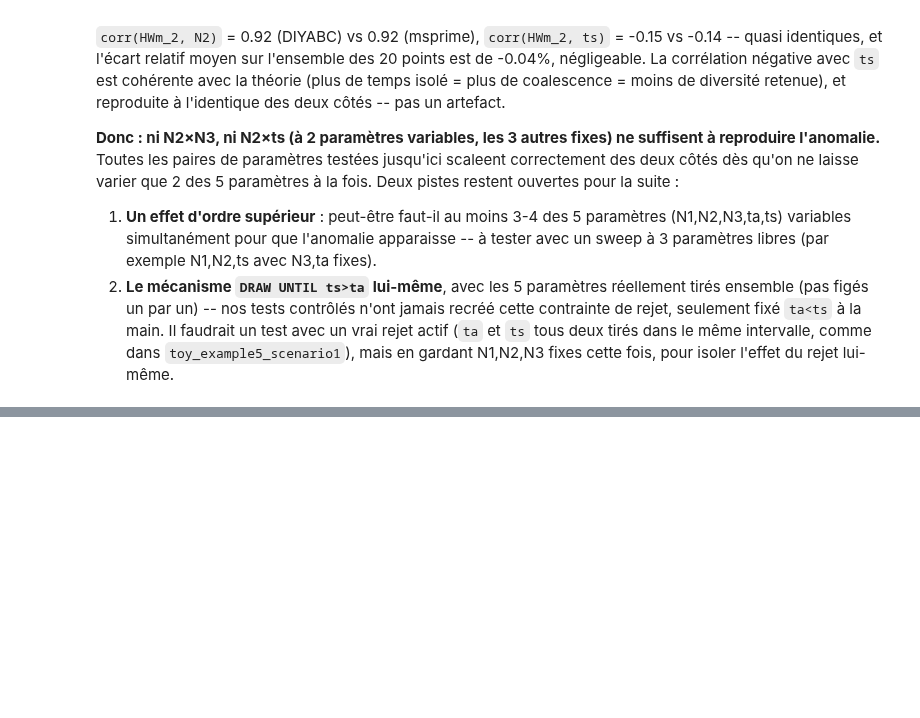
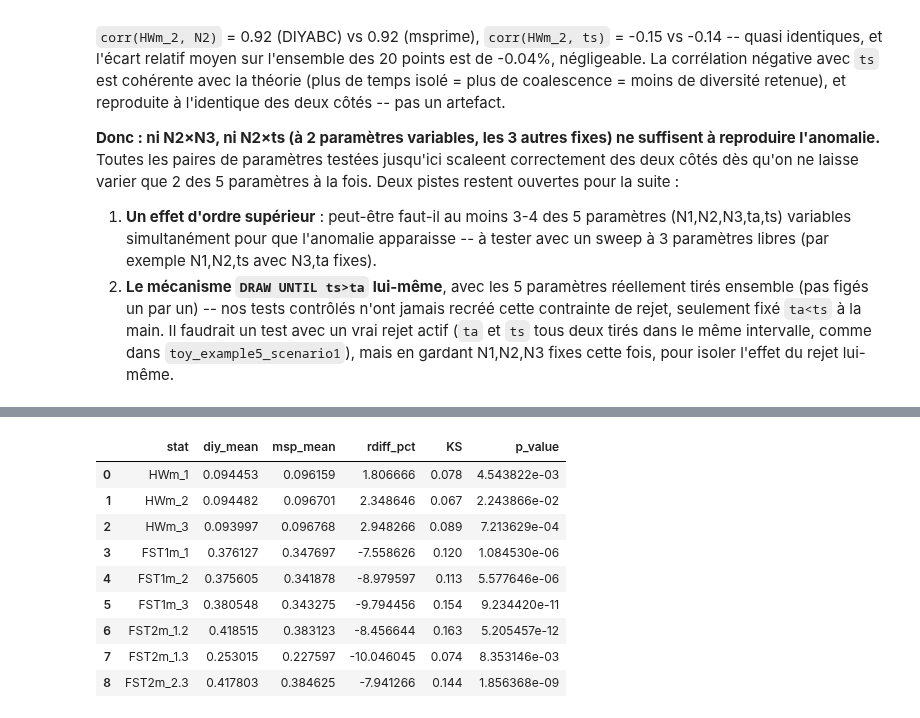
Before and after one commit to Guillaume-BR/diyabc_msprime_poc, a Jupyter notebook: notebook/correlation_N2_N3_HWm_anomaly.ipynb, the cells around one changed output, grey strips where cells are left out. Saved outputs shown, nothing was run; the diff lists cells and outputs as text; code cells hidden in the pictures; blank space fills up the shorter version.

Commit message:
test DRAW UNTIL ts>ta avec N fixes

```diff
--- a/notebook/correlation_N2_N3_HWm_anomaly.ipynb
+++ b/notebook/correlation_N2_N3_HWm_anomaly.ipynb
@@ -625,0 +632,20 @@ Même verdict que pour N2×N3 : sur 20 couples `(N2,ts)` tirés indépendamment
+# %%
+DIR_DRAWUNTIL = ROOT_DIR / "reference" / "toy_drawuntil_fixed_n"
+DIR_DRAWUNTIL.mkdir(parents=True, exist_ok=True)
+
+headerRF_drawuntil = header_text.replace(
+    "N1 N UN[100,30000,0.0,0.0]", "N1 N UN[15000,15000,0.0,0.0]"
+).replace("N2 N UN[100,30000,0.0,0.0]", "N2 N UN[15000,15000,0.0,0.0]")
+headerRF_drawuntil = headerRF_drawuntil.replace(
+    "N3 N UN[100,30000,0.0,0.0]", "N3 N UN[15000,15000,0.0,0.0]"
+)
+(DIR_DRAWUNTIL / "headerRF.txt").write_text(headerRF_drawuntil)
+
+import shutil  # noqa: E402
+
+shutil.copy(DIR_TE5 / "diyabc", DIR_DRAWUNTIL / "diyabc")
+shutil.copy(
+    DIR_TE5 / "simu_dataset_test_divergence_admixture_001.snp",
+    DIR_DRAWUNTIL / "simu_dataset_test_divergence_admixture_001.snp",
+)
+print(headerRF_drawuntil)
@@ -625,0 +782,42 @@ Même verdict que pour N2×N3 : sur 20 couples `(N2,ts)` tirés indépendamment
+# %%
+focus_stats = [
+    "HWm_1",
+    "HWm_2",
+    "HWm_3",
+    "FST1m_1",
+    "FST1m_2",
+    "FST1m_3",
+    "FST2m_1.2",
+    "FST2m_1.3",
+    "FST2m_2.3",
+]
+rows_du = []
+for col in focus_stats:
+    d, m = df_diy_du[col].values, df_msp_du[col].values
+    ks = scipy_stats.ks_2samp(d, m)
+    rdiff = (
+        (m.mean() - d.mean()) / abs(d.mean()) * 100 if d.mean() != 0 else float("nan")
+    )
+    rows_du.append(
+        {
+            "stat": col,
+            "diy_mean": d.mean(),
+            "msp_mean": m.mean(),
+            "rdiff_pct": rdiff,
+            "KS": ks.statistic,
+            "p_value": ks.pvalue,
+        }
+    )
+df_du_summary = pd.DataFrame(rows_du)
+df_du_summary
+# %% [output]
+|  | stat | diy_mean | msp_mean | rdiff_pct | KS | p_value |
+| 0 | HWm_1 | 0.094453 | 0.096159 | 1.806666 | 0.078 | 4.543822e-03 |
+| 1 | HWm_2 | 0.094482 | 0.096701 | 2.348646 | 0.067 | 2.243866e-02 |
+| 2 | HWm_3 | 0.093997 | 0.096768 | 2.948266 | 0.089 | 7.213629e-04 |
+| 3 | FST1m_1 | 0.376127 | 0.347697 | -7.558626 | 0.120 | 1.084530e-06 |
+| 4 | FST1m_2 | 0.375605 | 0.341878 | -8.979597 | 0.113 | 5.577646e-06 |
+| 5 | FST1m_3 | 0.380548 | 0.343275 | -9.794456 | 0.154 | 9.234420e-11 |
+| 6 | FST2m_1.2 | 0.418515 | 0.383123 | -8.456644 | 0.163 | 5.205457e-12 |
+| 7 | FST2m_1.3 | 0.253015 | 0.227597 | -10.046045 | 0.074 | 8.353146e-03 |
+| 8 | FST2m_2.3 | 0.417803 | 0.384625 | -7.941266 | 0.144 | 1.856368e-09 |
```
Also changed, not shown: parts of 15 cells of this notebook.
